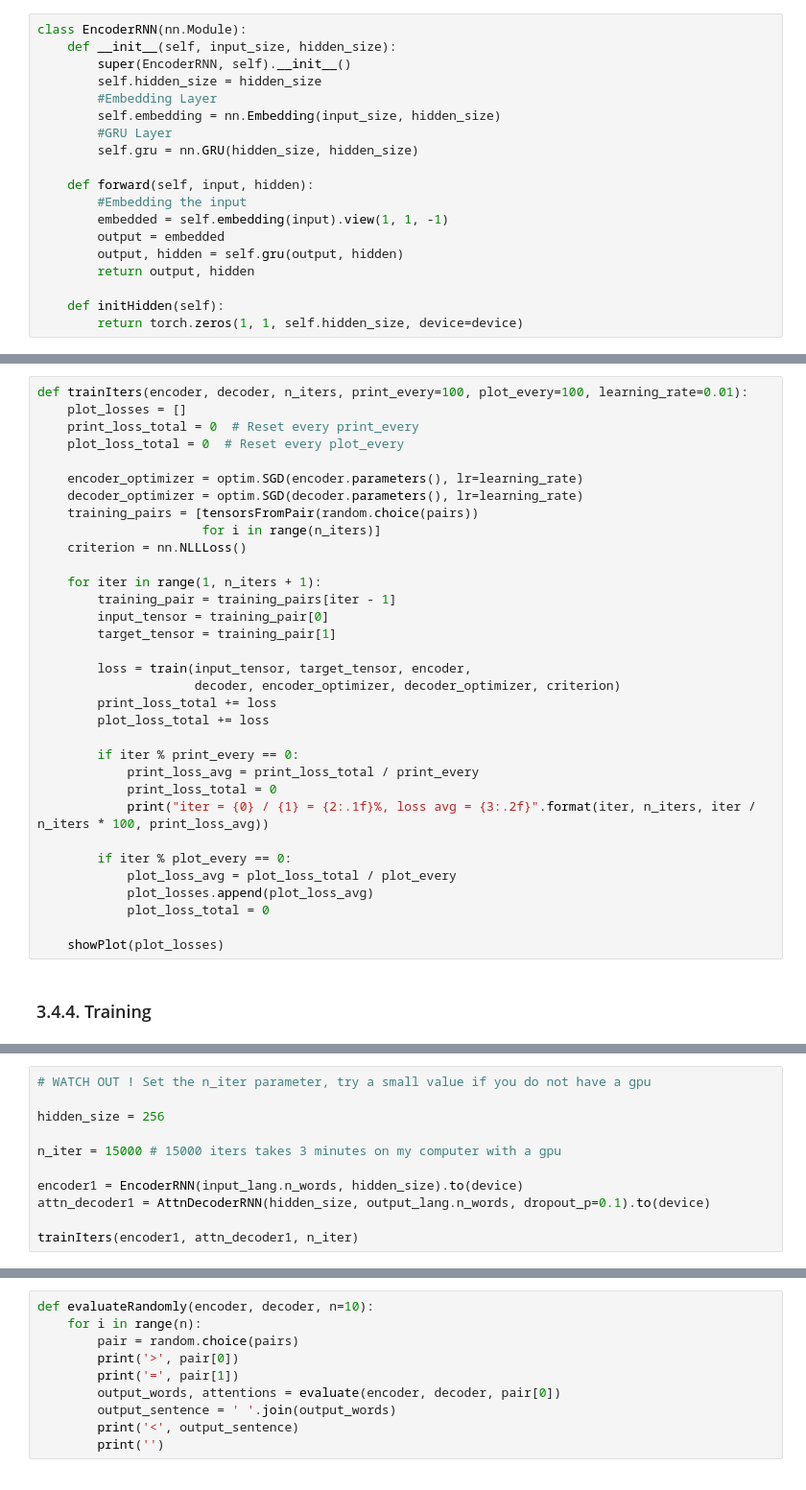
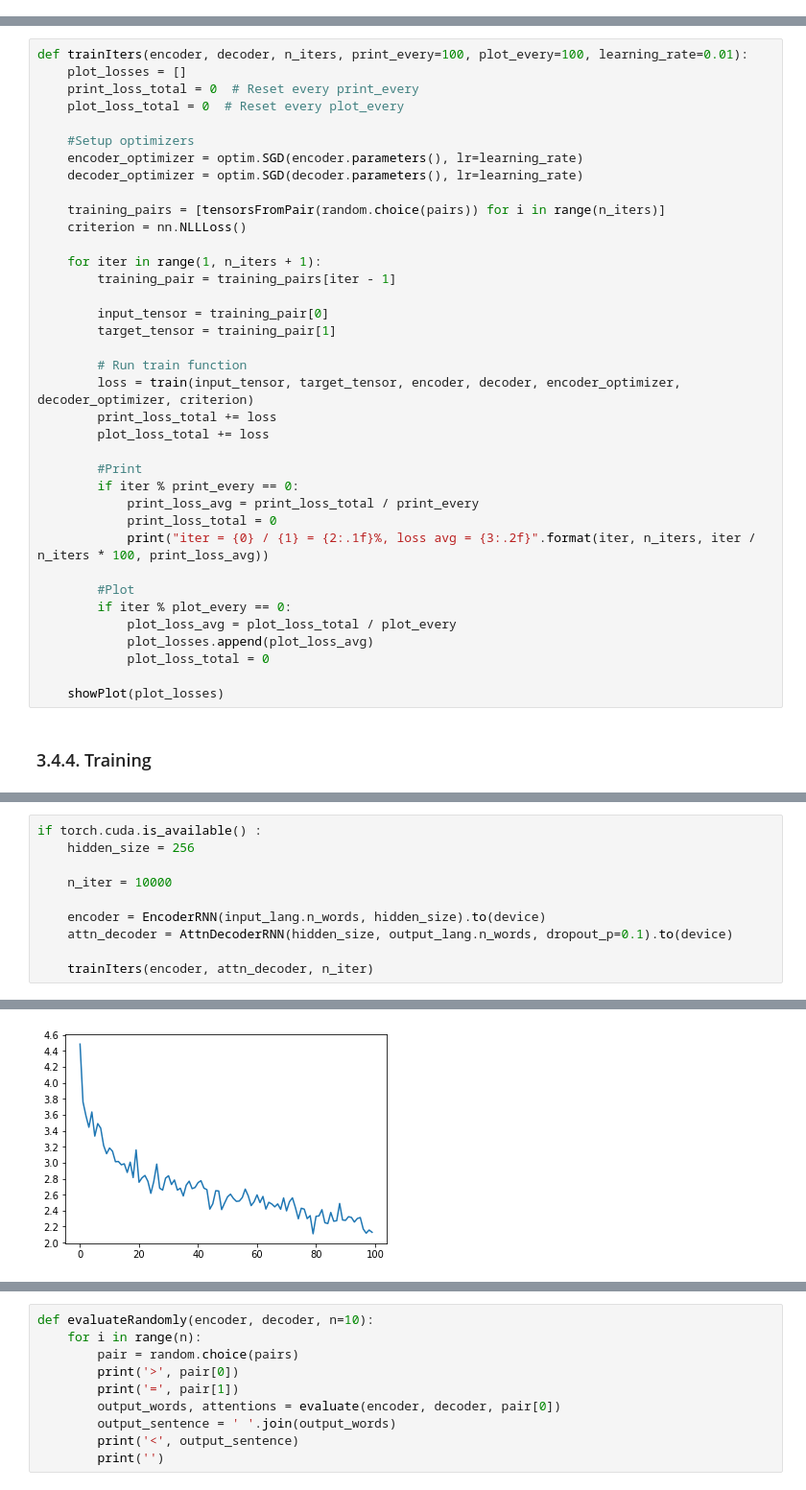
Before and after one commit to mattlouvet/seq2seq, a Jupyter notebook: Sequence to Sequence Learning with Neural Networks.ipynb, the cells around one changed output, grey strips where cells are left out. Shown at 96% size. Saved outputs shown, nothing was run; the diff lists cells and outputs as text.

```diff
--- a/Sequence to Sequence Learning with Neural Networks.ipynb
+++ b/Sequence to Sequence Learning with Neural Networks.ipynb
@@ -183,19 +305,0 @@ So we have 3273 pairs of sentences, one in French and another one being its Engl
-# %%
-class EncoderRNN(nn.Module):
-    def __init__(self, input_size, hidden_size):
-        super(EncoderRNN, self).__init__()
-        self.hidden_size = hidden_size
-        #Embedding Layer
-        self.embedding = nn.Embedding(input_size, hidden_size)
-        #GRU Layer
-        self.gru = nn.GRU(hidden_size, hidden_size)
-
-    def forward(self, input, hidden):
-        #Embedding the input
-        embedded = self.embedding(input).view(1, 1, -1)
-        output = embedded
-        output, hidden = self.gru(output, hidden)
-        return output, hidden
-
-    def initHidden(self):
-        return torch.zeros(1, 1, self.hidden_size, device=device)
@@ -377,27 +532,31 @@ def trainIters(encoder, decoder, n_iters, print_every=100, plot_every=100, learn
     print_loss_total = 0  # Reset every print_every
     plot_loss_total = 0  # Reset every plot_every
 
+    #Setup optimizers
     encoder_optimizer = optim.SGD(encoder.parameters(), lr=learning_rate)
     decoder_optimizer = optim.SGD(decoder.parameters(), lr=learning_rate)
-    training_pairs = [tensorsFromPair(random.choice(pairs))
-                      for i in range(n_iters)]
+
+    training_pairs = [tensorsFromPair(random.choice(pairs)) for i in range(n_iters)]
     criterion = nn.NLLLoss()
 
     for iter in range(1, n_iters + 1):
         training_pair = training_pairs[iter - 1]
+
         input_tensor = training_pair[0]
         target_tensor = training_pair[1]
 
-        loss = train(input_tensor, target_tensor, encoder,
-                     decoder, encoder_optimizer, decoder_optimizer, criterion)
+        # Run train function
+        loss = train(input_tensor, target_tensor, encoder, decoder, encoder_optimizer, decoder_optimizer, criterion)
         print_loss_total += loss
         plot_loss_total += loss
 
+        #Print
         if iter % print_every == 0:
             print_loss_avg = print_loss_total / print_every
             print_loss_total = 0
             print("iter = {0} / {1} = {2:.1f}%, loss avg = {3:.2f}".format(iter, n_iters, iter / n_iters * 100, print_loss_avg))
 
+        #Plot
         if iter % plot_every == 0:
             plot_loss_avg = plot_loss_total / plot_every
             plot_losses.append(plot_loss_avg)
@@ -409,12 +570,11 @@ def trainIters(encoder, decoder, n_iters, print_every=100, plot_every=100, learn
 # %%
-# WATCH OUT ! Set the n_iter parameter, try a small value if you do not have a gpu
+if torch.cuda.is_available() :
+    hidden_size = 256
 
-hidden_size = 256
+    n_iter = 10000
 
-n_iter = 15000 # 15000 iters takes 3 minutes on my computer with a gpu
+    encoder = EncoderRNN(input_lang.n_words, hidden_size).to(device)
+    attn_decoder = AttnDecoderRNN(hidden_size, output_lang.n_words, dropout_p=0.1).to(device)
 
-encoder1 = EncoderRNN(input_lang.n_words, hidden_size).to(device)
-attn_decoder1 = AttnDecoderRNN(hidden_size, output_lang.n_words, dropout_p=0.1).to(device)
-
-trainIters(encoder1, attn_decoder1, n_iter)
+    trainIters(encoder, attn_decoder, n_iter)
 # %% [output]
@@ -427,0 +599 @@ KeyboardInterrupt:
+[figure, added]
```
Also changed, not shown: parts of 66 cells of this notebook, 8 other files.
